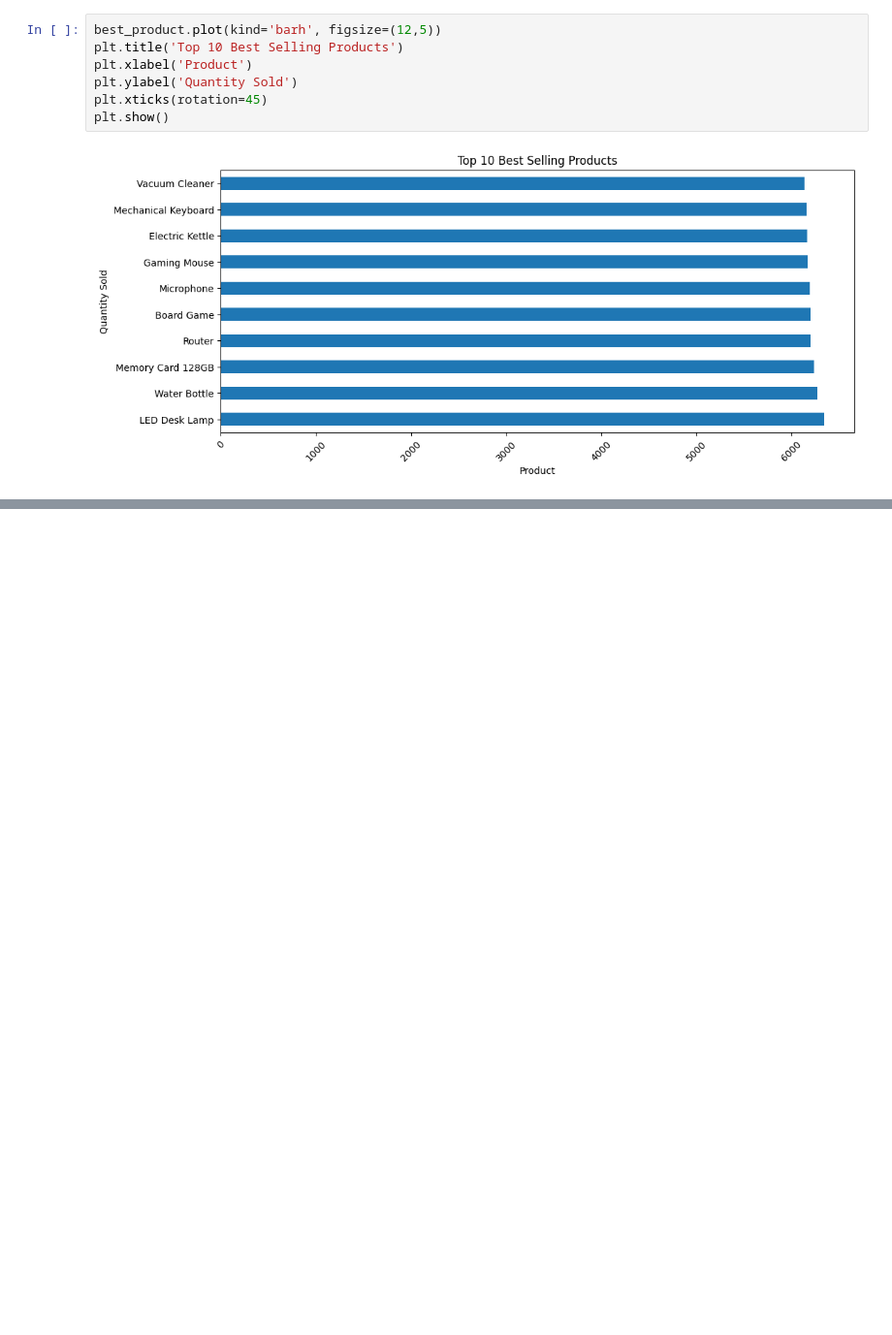
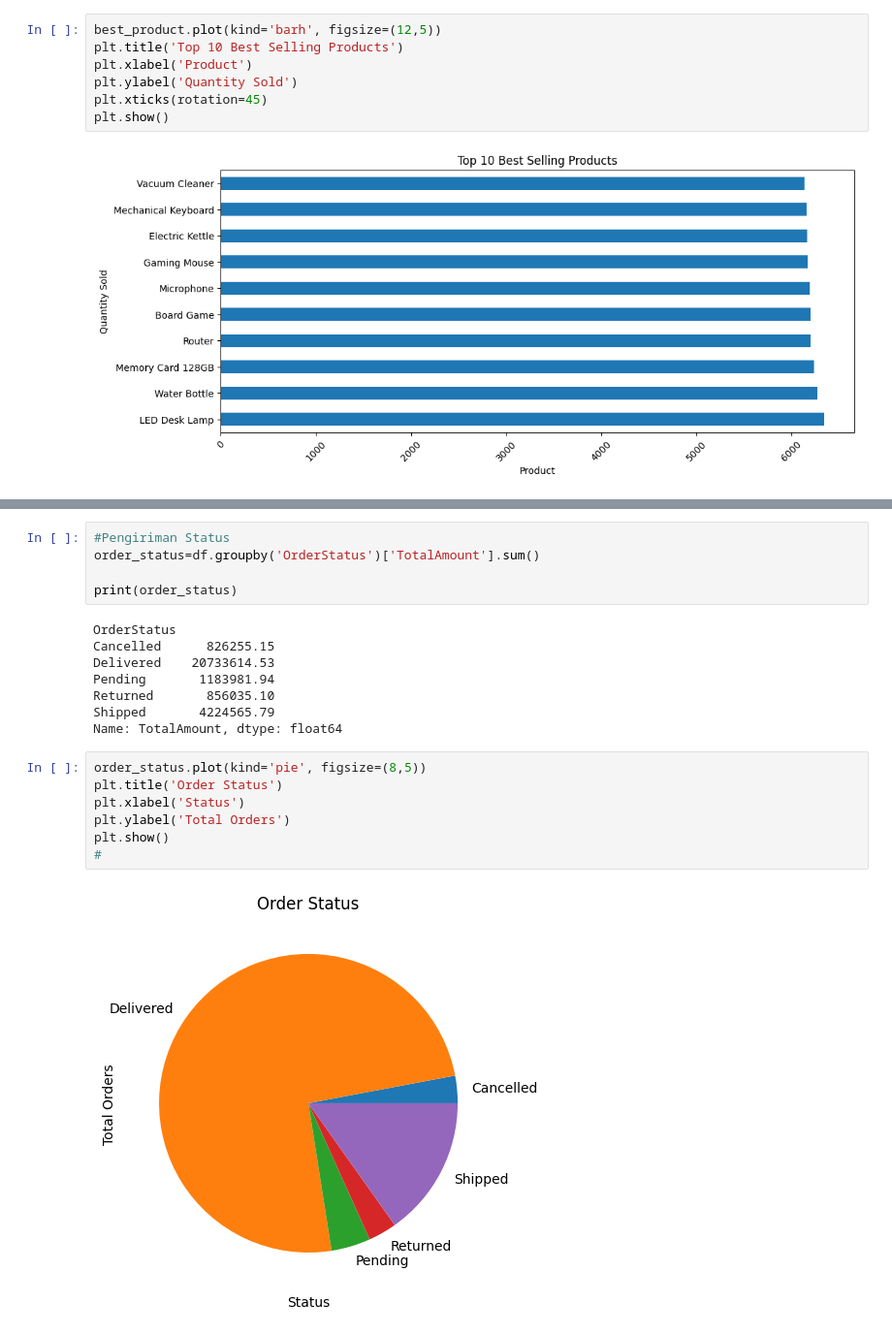
Before and after one commit to Sinaga1702/dataAnalistAmazon, a Jupyter notebook: Amazon.ipynb, the cells around one changed output, grey strips where cells are left out. Shown at 97% size. Saved outputs shown, nothing was run; the diff lists cells and outputs as text; blank space fills up the shorter version.

```diff
--- a/Amazon.ipynb
+++ b/Amazon.ipynb
@@ -217,0 +243,22 @@ plt.show()
+# %%
+#Pengiriman Status
+order_status=df.groupby('OrderStatus')['TotalAmount'].sum()
+
+print(order_status)
+# %% [output]
+OrderStatus
+Cancelled      826255.15
+Delivered    20733614.53
+Pending       1183981.94
+Returned       856035.10
+Shipped       4224565.79
+Name: TotalAmount, dtype: float64
+# %%
+order_status.plot(kind='pie', figsize=(8,5))
+plt.title('Order Status')
+plt.xlabel('Status')
+plt.ylabel('Total Orders')
+plt.show()
+#
+# %% [output]
+[figure, added]
```
Also changed, not shown: parts of 11 cells of this notebook.
